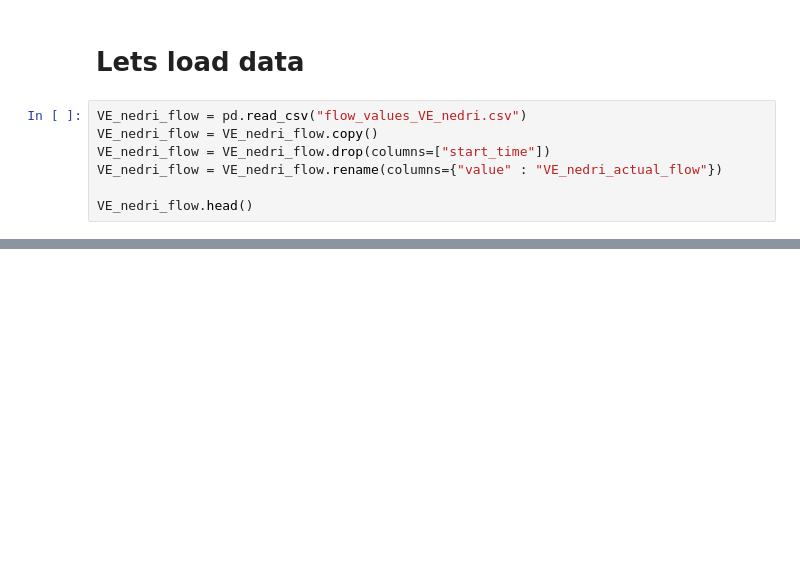
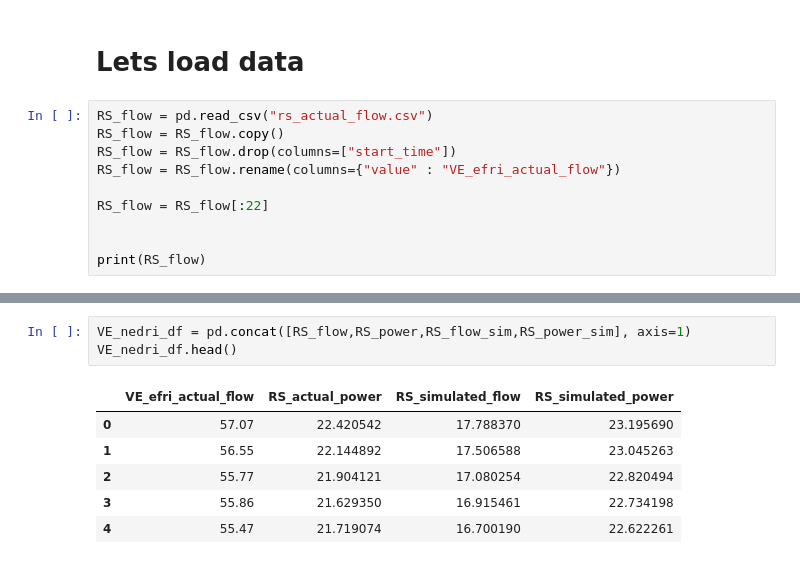
Before and after one commit to frodibrooks/OptimisedHeating, a Jupyter notebook: Epanet_python/plot_validation_RS.ipynb, the cells around one changed output, grey strips where cells are left out. Saved outputs shown, nothing was run; the diff lists cells and outputs as text; blank space fills up the shorter version.

```diff
--- a/Epanet_python/plot_validation_RS.ipynb
+++ b/Epanet_python/plot_validation_RS.ipynb
@@ -13,10 +17,13 @@ print(os.listdir())
 # %% [markdown]
 # Lets load data
 # %%
-VE_nedri_flow = pd.read_csv("flow_values_VE_nedri.csv")
-VE_nedri_flow = VE_nedri_flow.copy()
-VE_nedri_flow = VE_nedri_flow.drop(columns=["start_time"])
-VE_nedri_flow = VE_nedri_flow.rename(columns={"value" : "VE_nedri_actual_flow"})
+RS_flow = pd.read_csv("rs_actual_flow.csv")
+RS_flow = RS_flow.copy()
+RS_flow = RS_flow.drop(columns=["start_time"])
+RS_flow = RS_flow.rename(columns={"value" : "VE_efri_actual_flow"})
 
-VE_nedri_flow.head()
+RS_flow = RS_flow[:22]
+
+
+print(RS_flow)
 # %% [output]
@@ -60,0 +121,10 @@ VE_nedri_power_sim.head()
+# %%
+VE_nedri_df = pd.concat([RS_flow,RS_power,RS_flow_sim,RS_power_sim], axis=1)
+VE_nedri_df.head()
+# %% [output]
+|  | VE_efri_actual_flow | RS_actual_power | RS_simulated_flow | RS_simulated_power |
+| 0 | 57.07 | 22.420542 | 17.788370 | 23.195690 |
+| 1 | 56.55 | 22.144892 | 17.506588 | 23.045263 |
+| 2 | 55.77 | 21.904121 | 17.080254 | 22.820494 |
+| 3 | 55.86 | 21.629350 | 16.915461 | 22.734198 |
+| 4 | 55.47 | 21.719074 | 16.700190 | 22.622261 |
```
Also changed, not shown: parts of 10 cells of this notebook.
